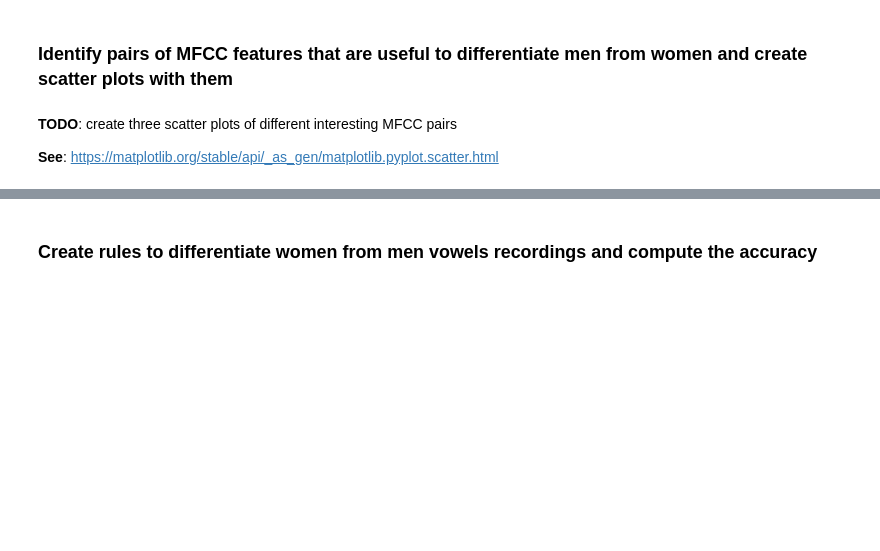
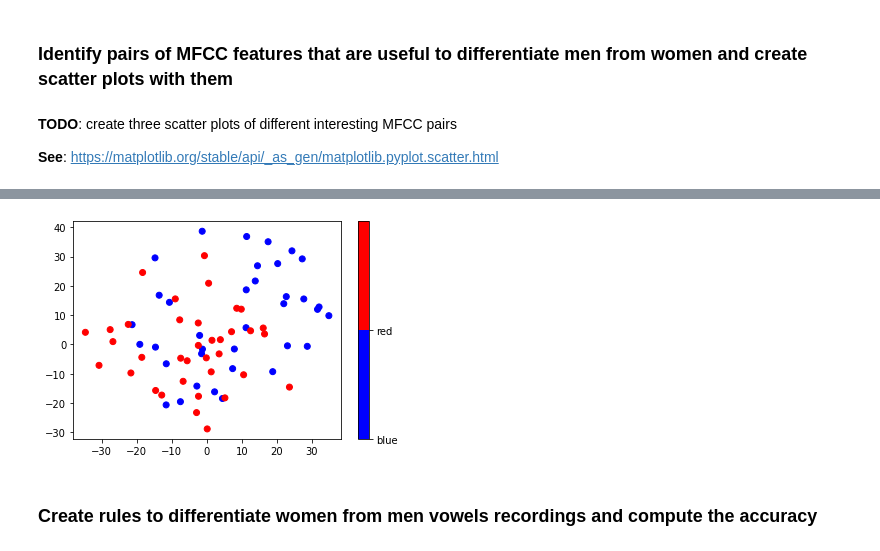
Before and after one commit to Nelson-Jnrnd/ARN_L1, a Jupyter notebook: PW1_notebook_and_data/ARN_PW1.ipynb, the cells around one changed output, grey strips where cells are left out. Saved outputs shown, nothing was run; the diff lists cells and outputs as text; code cells hidden in the pictures; blank space fills up the shorter version.

```diff
--- a/PW1_notebook_and_data/ARN_PW1.ipynb
+++ b/PW1_notebook_and_data/ARN_PW1.ipynb
@@ -144,3 +151,7 @@ cb.set_ticklabels(color)
+# %%
+scatter_mfcc(9, 4)
+# %% [output]
+[figure, added]
 # %% [markdown]
 ### Create rules to differentiate women from men vowels recordings and compute the accuracy
 # %%
```
Also changed, not shown: parts of 11 cells of this notebook.
